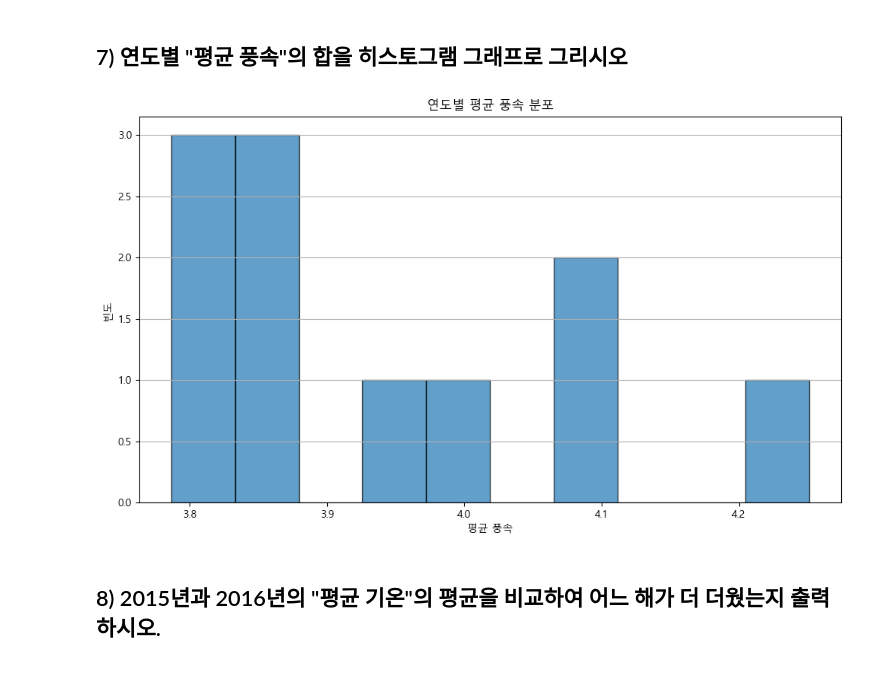
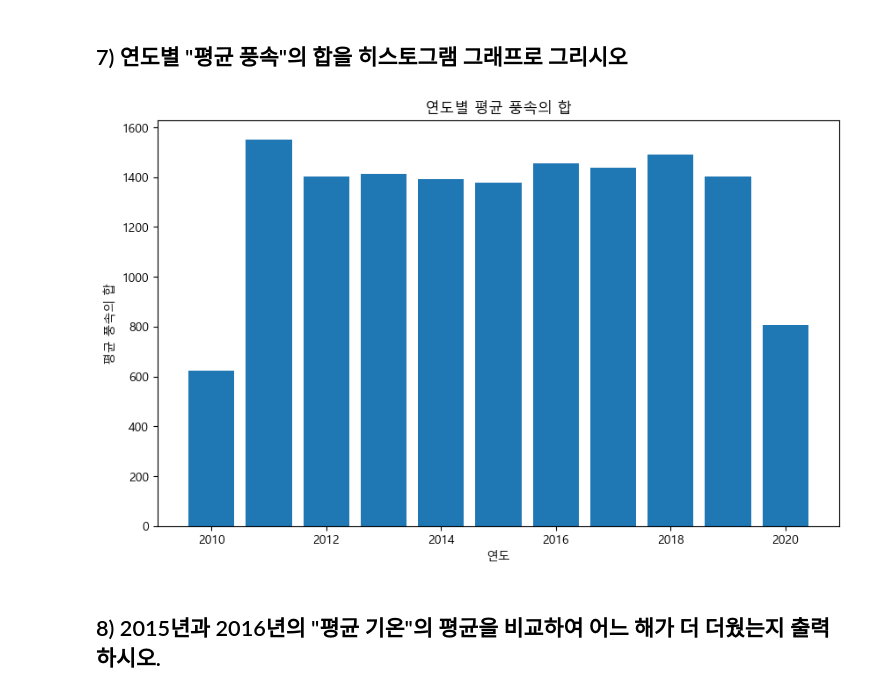
Before and after one commit to Sungjaehwan/python_basic_1, a Jupyter notebook: time_series_class_5_7.ipynb, the cells around one changed output. Saved outputs shown, nothing was run; the diff lists cells and outputs as text; code cells hidden in the pictures.

```diff
--- a/time_series_class_5_7.ipynb
+++ b/time_series_class_5_7.ipynb
@@ -516,24 +500,21 @@ plt.show()
 # %% [markdown]
 ## 7) 연도별 "평균 풍속"의 합을 히스토그램 그래프로 그리시오
 # %%
-# '일시' 열을 DateTimeIndex로 변환하고 '연도' 열 생성
-data['일시'] = pd.to_datetime(data['일시'])
-data['연도'] = data['일시'].dt.year
+import pandas as pd
+import matplotlib.pyplot as plt
 
-# 연도별 평균 풍속 계산
-avg_wind_speed_by_year = data.groupby('연도')['평균 풍속'].mean()
+data = pd.read_csv("weather.csv")
+data['연도'] = pd.to_datetime(data['일시']).dt.year
+yearly_avg_wind_speed = data.groupby('연도')['평균 풍속'].sum()
 
-# 히스토그램 그래프 출력
 plt.figure(figsize=(10, 6))
-plt.hist(avg_wind_speed_by_year, bins=10, edgecolor='black', alpha=0.7)
-plt.xlabel('평균 풍속')
-plt.ylabel('빈도')
-plt.title('연도별 평균 풍속 분포')
-plt.grid(axis='y')
-plt.tight_layout()
+plt.bar(yearly_avg_wind_speed.index, yearly_avg_wind_speed.values)
+plt.xlabel('연도')
+plt.ylabel('평균 풍속의 합')
+plt.title('연도별 평균 풍속의 합')
 plt.show()
 # %% [output]
-[figure, old version]
+[figure, new version]
 # %% [markdown]
 ## 8) 2015년과 2016년의 "평균 기온"의 평균을 비교하여 어느 해가 더 더웠는지 출력하시오.
 # %%
```
Also changed, not shown: parts of 9 cells of this notebook.
